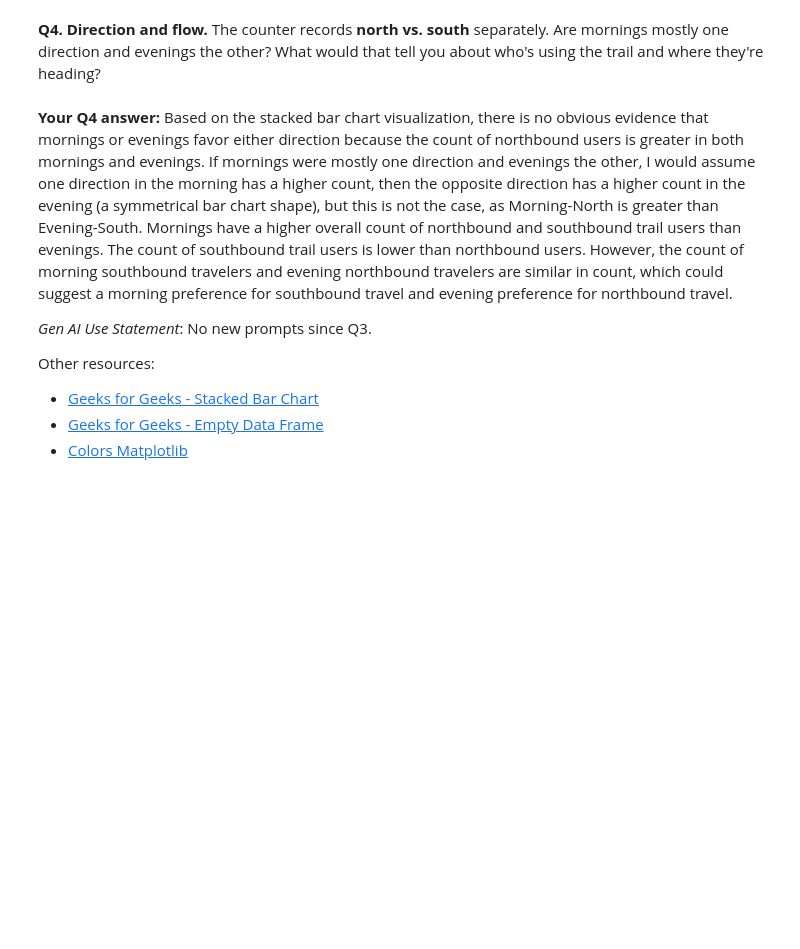
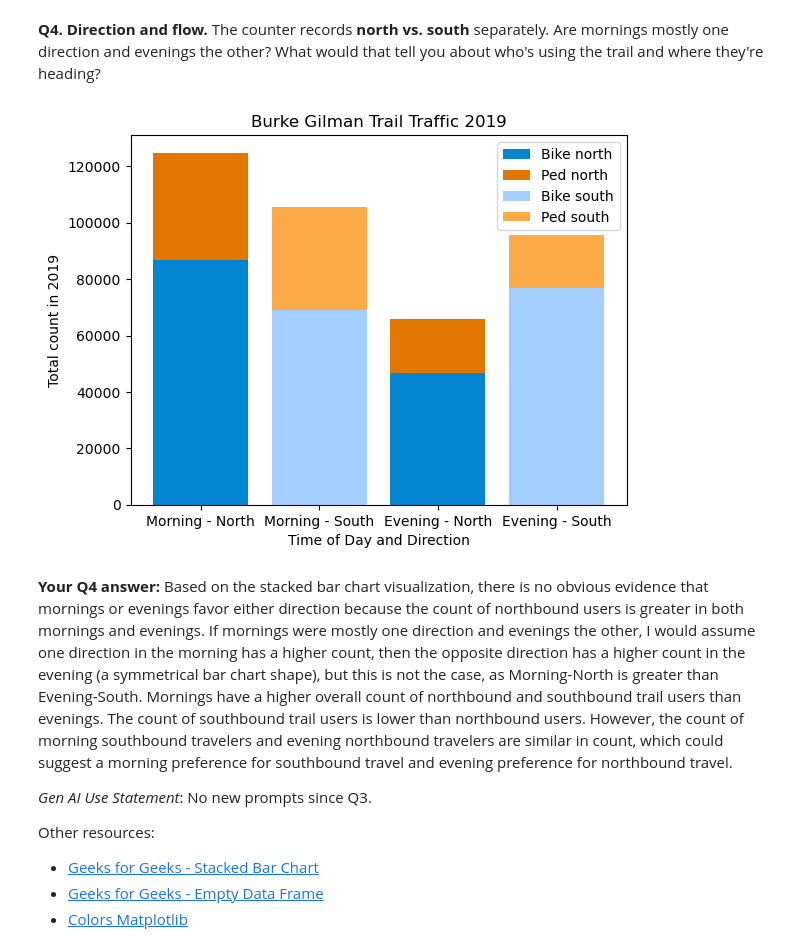
Before and after one commit to linvariel/hcde-410, a Jupyter notebook: A1/A1.ipynb, the cells around one changed output. Cells and saved outputs as stored; diff of their text form; code cells hidden in the pictures; blank space fills up the shorter version.

Commit message:
Updated Chart Title and Fixed Evening Time Bug
Changed 4 to 11 pm to military time

```diff
--- a/A1/A1.ipynb
+++ b/A1/A1.ipynb
@@ -299,8 +344,8 @@ def find_hr_data (data, time1, time2):
 morn = find_hr_data(north_south_hr, 5, 12)
 morning = pd.DataFrame(morn)
 
-# Defining evenings as 4 PM to 11 PM
-eve = find_hr_data(north_south_hr, 4, 11)
+# Defining evenings as 4 PM to 11 PM (16 to 23)
+eve = find_hr_data(north_south_hr, 16, 23)
 evening = pd.DataFrame(eve)
 
 # Compare counts of northbound and southbound peds and bikes; stacked bar chart categories are
@@ -310,34 +355,36 @@ evening = pd.DataFrame(eve)
 m = ["Morning - North"]
 ms = ["Morning - South"]
 y1 = morning["bike_north"].sum()
 y2 = morning["ped_north"].sum()
 y3 = morning["bike_south"].sum()
 y4 = morning["ped_south"].sum()
 
 e = ["Evening - North"]
 es = ["Evening - South"]
 x1 = evening["bike_north"].sum()
 x2 = evening["ped_north"].sum()
 x3 = evening["bike_south"].sum()
 x4 = evening["ped_south"].sum()
 
 plt.bar(m, y1, color='xkcd:cerulean')
 plt.bar(m, y2, bottom=y1, color='xkcd:pumpkin')
 
 plt.bar(ms, y3, color='xkcd:baby blue')
 plt.bar(ms, y4, bottom=y3, color='xkcd:light orange')
 
 plt.bar(e, x1, color='xkcd:cerulean')
 plt.bar(e, x2, bottom=x1, color='xkcd:pumpkin')
 
 plt.bar(es, x3, color='xkcd:baby blue')
 plt.bar(es, x4, bottom=x3, color='xkcd:light orange')
 
 plt.xlabel("Time of Day and Direction")
 plt.ylabel("Total count in 2019")
 plt.legend(["Bike north", "Ped north", "Bike south", "Ped south"])
-plt.title("Scores by Teams in 4 Rounds")
+plt.title("Burke Gilman Trail Traffic 2019")
 plt.show()
+# %% [output]
+[figure, added]
 # %% [markdown]
 **Your Q4 answer:**
 Based on the stacked bar chart visualization, there is no obvious evidence that mornings or evenings favor either direction because the count of northbound users is greater in both mornings and evenings. If mornings were mostly one direction and evenings the other, I would assume one direction in the morning has a higher count, then the opposite direction has a higher count in the evening (a symmetrical bar chart shape), but this is not the case, as Morning-North is greater than Evening-South. Mornings have a higher overall count of northbound and southbound trail users than evenings. The count of southbound trail users is lower than northbound users. However, the count of morning southbound travelers and evening northbound travelers are similar in count, which could suggest a morning preference for southbound travel and evening preference for northbound travel.
```
Also changed, not shown: parts of 7 cells of this notebook.
